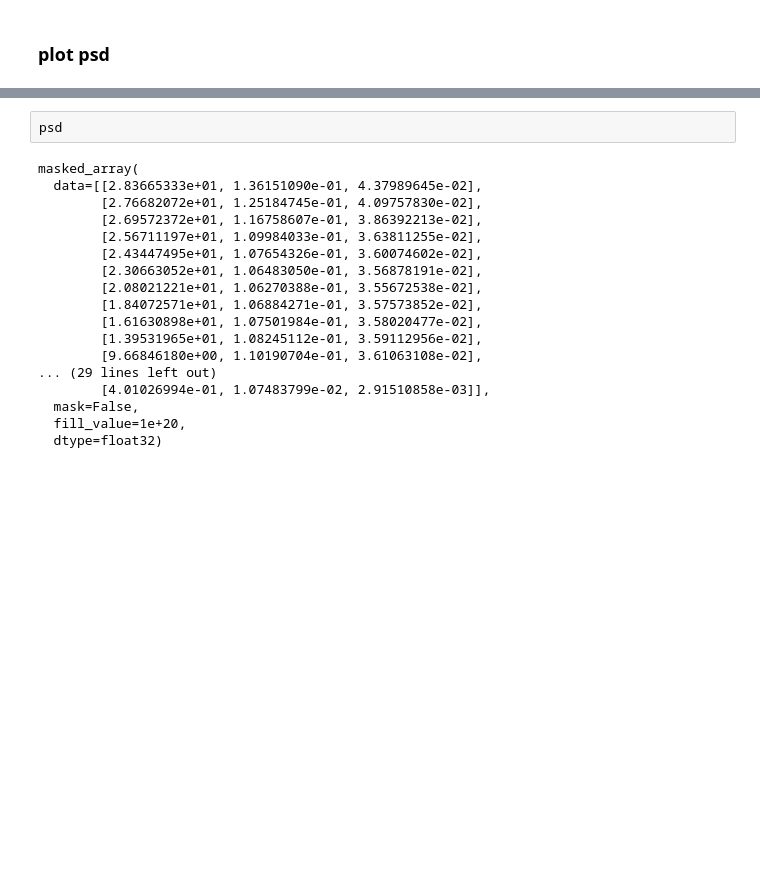
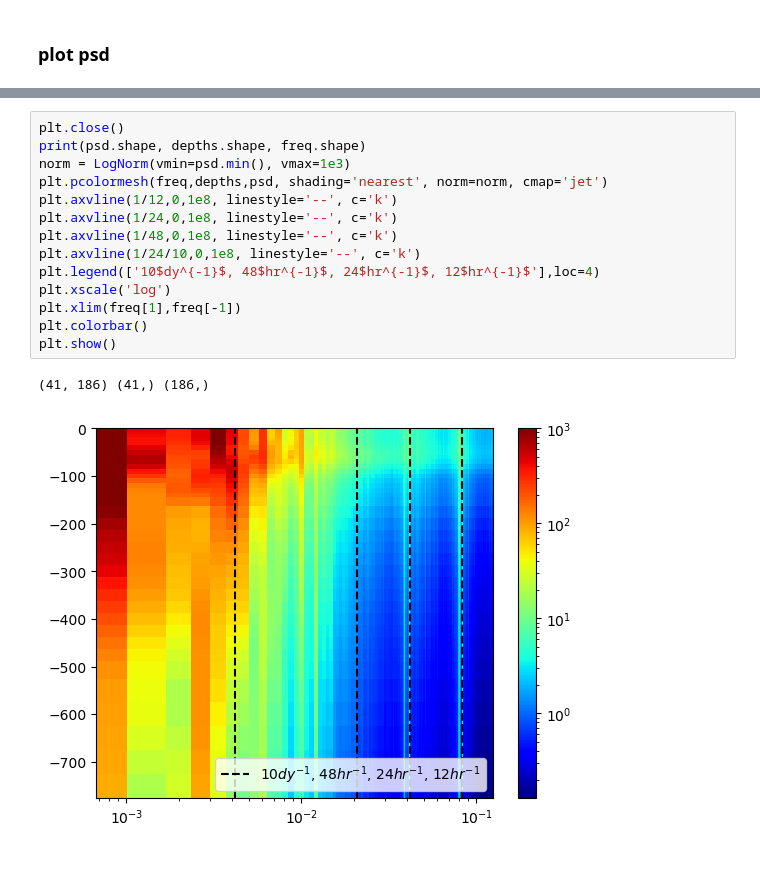
Before and after one commit to michuly/MOTIVE, a Jupyter notebook: Model_plots/psd_1d.ipynb, the cells around one changed output, grey strips where cells are left out. Saved outputs shown, nothing was run; the diff lists cells and outputs as text; blank space fills up the shorter version.

```diff
--- a/Model_plots/psd_1d.ipynb
+++ b/Model_plots/psd_1d.ipynb
@@ -42,20 +34,19 @@ Michals-MacBook-Pro.local
-# %%
-psd
-# %% [output]
-masked_array(
-  data=[[2.83665333e+01, 1.36151090e-01, 4.37989645e-02],
-        [2.76682072e+01, 1.25184745e-01, 4.09757830e-02],
-        [2.69572372e+01, 1.16758607e-01, 3.86392213e-02],
-        [2.56711197e+01, 1.09984033e-01, 3.63811255e-02],
-        [2.43447495e+01, 1.07654326e-01, 3.60074602e-02],
-        [2.30663052e+01, 1.06483050e-01, 3.56878191e-02],
-        [2.08021221e+01, 1.06270388e-01, 3.55672538e-02],
-        [1.84072571e+01, 1.06884271e-01, 3.57573852e-02],
-        [1.61630898e+01, 1.07501984e-01, 3.58020477e-02],
-        [1.39531965e+01, 1.08245112e-01, 3.59112956e-02],
-        [9.66846180e+00, 1.10190704e-01, 3.61063108e-02],
-... (29 lines left out)
-        [4.01026994e-01, 1.07483799e-02, 2.91510858e-03]],
-  mask=False,
-  fill_value=1e+20,
-  dtype=float32)
+# %%
+plt.close()
+print(psd.shape, depths.shape, freq.shape)
+norm = LogNorm(vmin=psd.min(), vmax=1e3)
+plt.pcolormesh(freq,depths,psd, shading='nearest', norm=norm, cmap='jet')
+plt.axvline(1/12,0,1e8, linestyle='--', c='k')
+plt.axvline(1/24,0,1e8, linestyle='--', c='k')
+plt.axvline(1/48,0,1e8, linestyle='--', c='k')
+plt.axvline(1/24/10,0,1e8, linestyle='--', c='k')
+plt.legend(['10$dy^{-1}$, 48$hr^{-1}$, 24$hr^{-1}$, 12$hr^{-1}$'],loc=4)
+plt.xscale('log')
+plt.xlim(freq[1],freq[-1])
+plt.colorbar()
+plt.show()
+# %% [output]
+(41, 186) (41,) (186,)
+[figure, added]
+# %% [markdown]
+####
```
Also changed, not shown: parts of 3 cells of this notebook, 15 other files.
